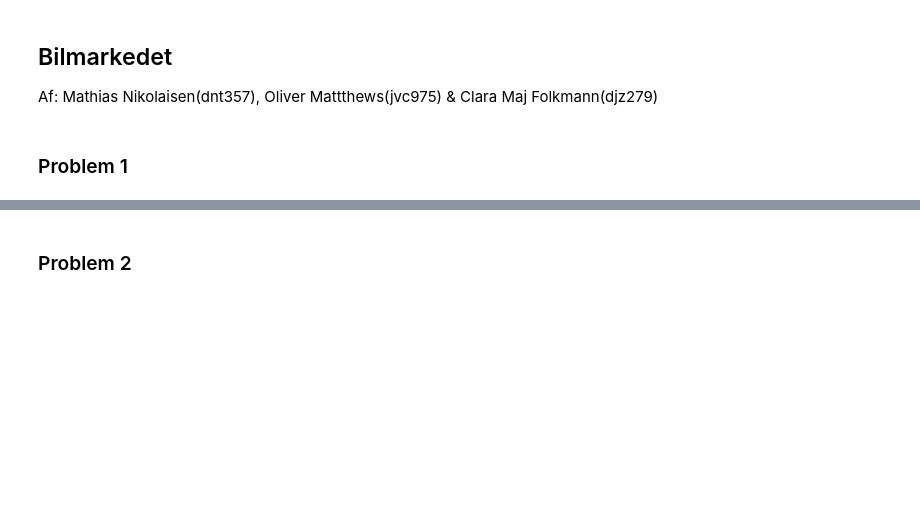
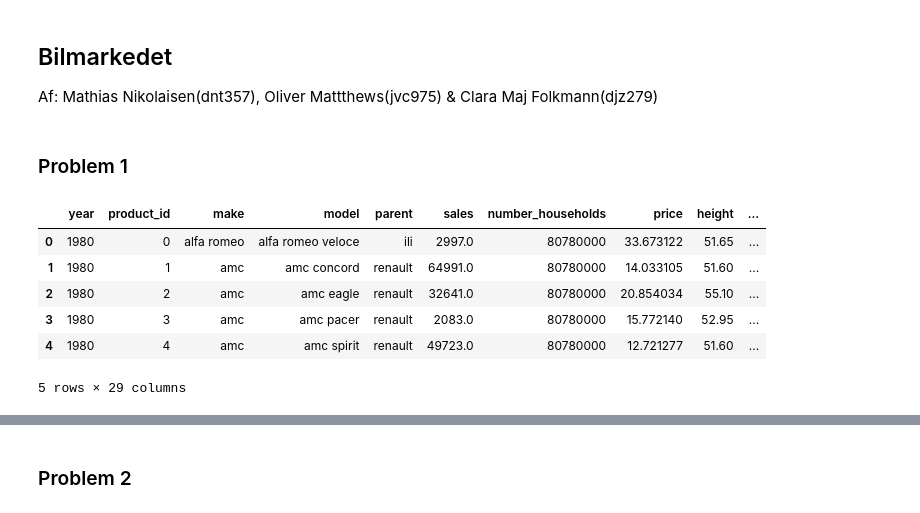
Before and after one commit to Rawlpluks/Afleveringer, a Jupyter notebook: Eksamen/Eksamen.ipynb, the cells around one changed output, grey strips where cells are left out. Saved outputs shown, nothing was run; the diff lists cells and outputs as text; code cells hidden in the pictures; blank space fills up the shorter version.

```diff
--- a/Eksamen/Eksamen.ipynb
+++ b/Eksamen/Eksamen.ipynb
@@ -9,0 +8,13 @@ Af: Mathias Nikolaisen(dnt357), Oliver Mattthews(jvc975) & Clara Maj Folkmann(dj
+# %%
+#1.a
+import pandas as pd
+df = pd.read_csv("cars.csv")
+df.head()
+# %% [output]
+|  | year | product_id | make | model | parent | sales | number_households | price | height | ... |
+| 0 | 1980 | 0 | alfa romeo | alfa romeo veloce | ili | 2997.0 | 80780000 | 33.673122 | 51.65 | ... |
+| 1 | 1980 | 1 | amc | amc concord | renault | 64991.0 | 80780000 | 14.033105 | 51.60 | ... |
+| 2 | 1980 | 2 | amc | amc eagle | renault | 32641.0 | 80780000 | 20.854034 | 55.10 | ... |
+| 3 | 1980 | 3 | amc | amc pacer | renault | 2083.0 | 80780000 | 15.772140 | 52.95 | ... |
+| 4 | 1980 | 4 | amc | amc spirit | renault | 49723.0 | 80780000 | 12.721277 | 51.60 | ... |
+5 rows × 29 columns
```
Also changed, not shown: parts of 4 cells of this notebook.
